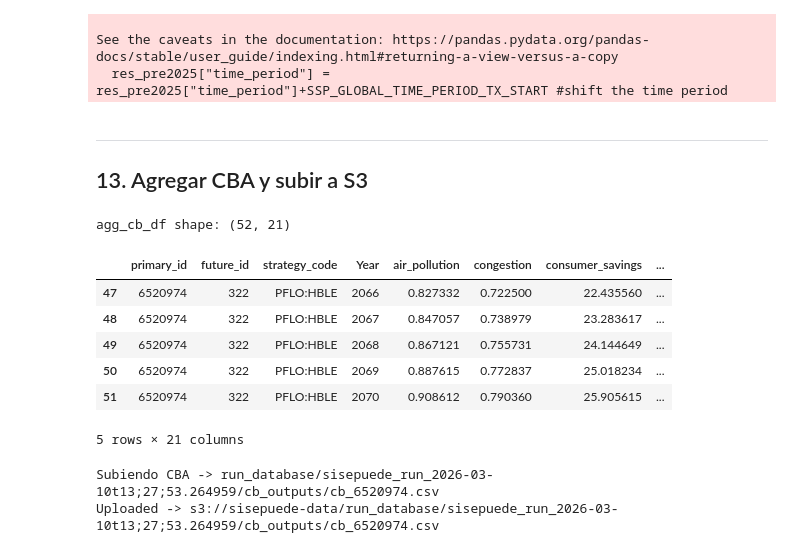
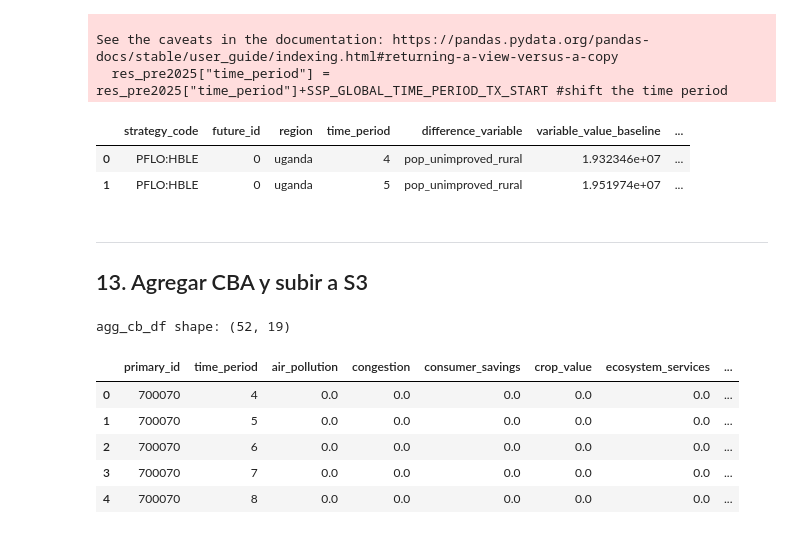
Before and after one commit to sisepuede-framework/ssp_uganda_data, a Jupyter notebook: ssp_modeling/100k_runs_postprocessing/test.ipynb, the cells around one changed output. Cells and saved outputs as stored; diff of their text form; code cells hidden in the pictures.

```diff
--- a/ssp_modeling/100k_runs_postprocessing/test.ipynb
+++ b/ssp_modeling/100k_runs_postprocessing/test.ipynb
@@ -797,6 +797,12 @@ Try using .loc[row_indexer,col_indexer] = value instead
 
 See the caveats in the documentation: https://pandas.pydata.org/pandas-docs/stable/user_guide/indexing.html#returning-a-view-versus-a-copy
   res_pre2025["time_period"] = res_pre2025["time_period"]+SSP_GLOBAL_TIME_PERIOD_TX_START #shift the time period
+# %%
+results_all_pp_shifted.head(2)
+# %% [output]
+|  | strategy_code | future_id | region | time_period | difference_variable | variable_value_baseline | ... |
+| 0 | PFLO:HBLE | 0 | uganda | 4 | pop_unimproved_rural | 1.932346e+07 | ... |
+| 1 | PFLO:HBLE | 0 | uganda | 5 | pop_unimproved_rural | 1.951974e+07 | ... |
 # %% [markdown]
 ---
 ## 13. Agregar CBA y subir a S3
@@ -806,24 +812,39 @@ def postprocess_cba(cb_raw_df: pd.DataFrame) -> pd.DataFrame:
     parts.columns = ["name", "sector", "cb_type", "item_1", "item_2"]
     cb_data = pd.concat([cb_raw_df, parts], axis=1)
     cb_data["value"] = cb_data["value"] / 1e9
-    cb_data["Year"]  = cb_data["time_period"] + 2015
 
-    group_cols = ["cb_type", "strategy_code", "primary_id", "future_id", "Year"]
+
+    group_cols = ["cb_type",  "primary_id",  "time_period"]
+
     cb_agg = (
         cb_data.groupby(group_cols, dropna=False, as_index=False)["value"]
         .sum()
         .rename(columns={"value": "Cumulative"})
     )
+
     agg_cb_df = (
         cb_agg.pivot_table(
-            index=["primary_id", "future_id", "strategy_code", "Year"],
+            index=["primary_id", "time_period"],
             columns="cb_type",
             values="Cumulative",
             aggfunc="sum"
         )
         .reset_index()
     )
+    cb_col_order = [
+        "primary_id", "time_period",
+        "air_pollution", "congestion", "consumer_savings", "crop_value",
+        "ecosystem_services", "env_pollution", "fuel_cost", "human_health",
+        "ippu_value", "land_pollution", "lvst_value", "road_safety",
+        "sector_specific", "system_cost", "technical_cost", "technical_savings",
+        "water_pollution",
+    ]
+    ordered_cols = [c for c in cb_col_order if c in agg_cb_df.columns]
+    extra_cols   = [c for c in agg_cb_df.columns if c not in cb_col_order]
+    agg_cb_df = agg_cb_df[ordered_cols + extra_cols]
+
     agg_cb_df.columns.name = None
+
     return agg_cb_df
 
 try:
@@ -834,28 +855,13 @@ except Exception as e:
     print(f"ERROR en postprocess_cba: {e}")
     traceback.print_exc()
 # %% [output]
-agg_cb_df shape: (52, 21)
+agg_cb_df shape: (52, 19)
 # %%
-agg_cb_df.tail()
+agg_cb_df.head()
 # %% [output]
-|  | primary_id | future_id | strategy_code | Year | air_pollution | congestion | consumer_savings | ... |
-| 47 | 6520974 | 322 | PFLO:HBLE | 2066 | 0.827332 | 0.722500 | 22.435560 | ... |
-| 48 | 6520974 | 322 | PFLO:HBLE | 2067 | 0.847057 | 0.738979 | 23.283617 | ... |
-| 49 | 6520974 | 322 | PFLO:HBLE | 2068 | 0.867121 | 0.755731 | 24.144649 | ... |
-| 50 | 6520974 | 322 | PFLO:HBLE | 2069 | 0.887615 | 0.772837 | 25.018234 | ... |
-| 51 | 6520974 | 322 | PFLO:HBLE | 2070 | 0.908612 | 0.790360 | 25.905615 | ... |
+|  | primary_id | time_period | air_pollution | congestion | consumer_savings | crop_value | ecosystem_services | ... |
+| 0 | 700070 | 4 | 0.0 | 0.0 | 0.0 | 0.0 | 0.0 | ... |
+| 1 | 700070 | 5 | 0.0 | 0.0 | 0.0 | 0.0 | 0.0 | ... |
+| 2 | 700070 | 6 | 0.0 | 0.0 | 0.0 | 0.0 | 0.0 | ... |
+| 3 | 700070 | 7 | 0.0 | 0.0 | 0.0 | 0.0 | 0.0 | ... |
+| 4 | 700070 | 8 | 0.0 | 0.0 | 0.0 | 0.0 | 0.0 | ... |
-5 rows × 21 columns
-# %%
-if agg_cb_df is not None and not agg_cb_df.empty:
-    s3_key_cb = f"{S3_CB_PREFIX}cb_{TEST_PRIMARY_ID}.csv"
-    print(f"Subiendo CBA -> {s3_key_cb}")
-    try:
-        upload_df_to_s3(agg_cb_df, s3, BUCKET_NAME, s3_key_cb)
-    except Exception as e:
-        print(f"ERROR: {e}")
-        traceback.print_exc()
-else:
-    print("agg_cb_df vacío — nada que subir")
-# %% [output]
-Subiendo CBA -> run_database/sisepuede_run_2026-03-10t13;27;53.264959/cb_outputs/cb_6520974.csv
-Uploaded -> s3://sisepuede-data/run_database/sisepuede_run_2026-03-10t13;27;53.264959/cb_outputs/cb_6520974.csv
```
Also changed, not shown: parts of 20 cells of this notebook, 5 other files.
